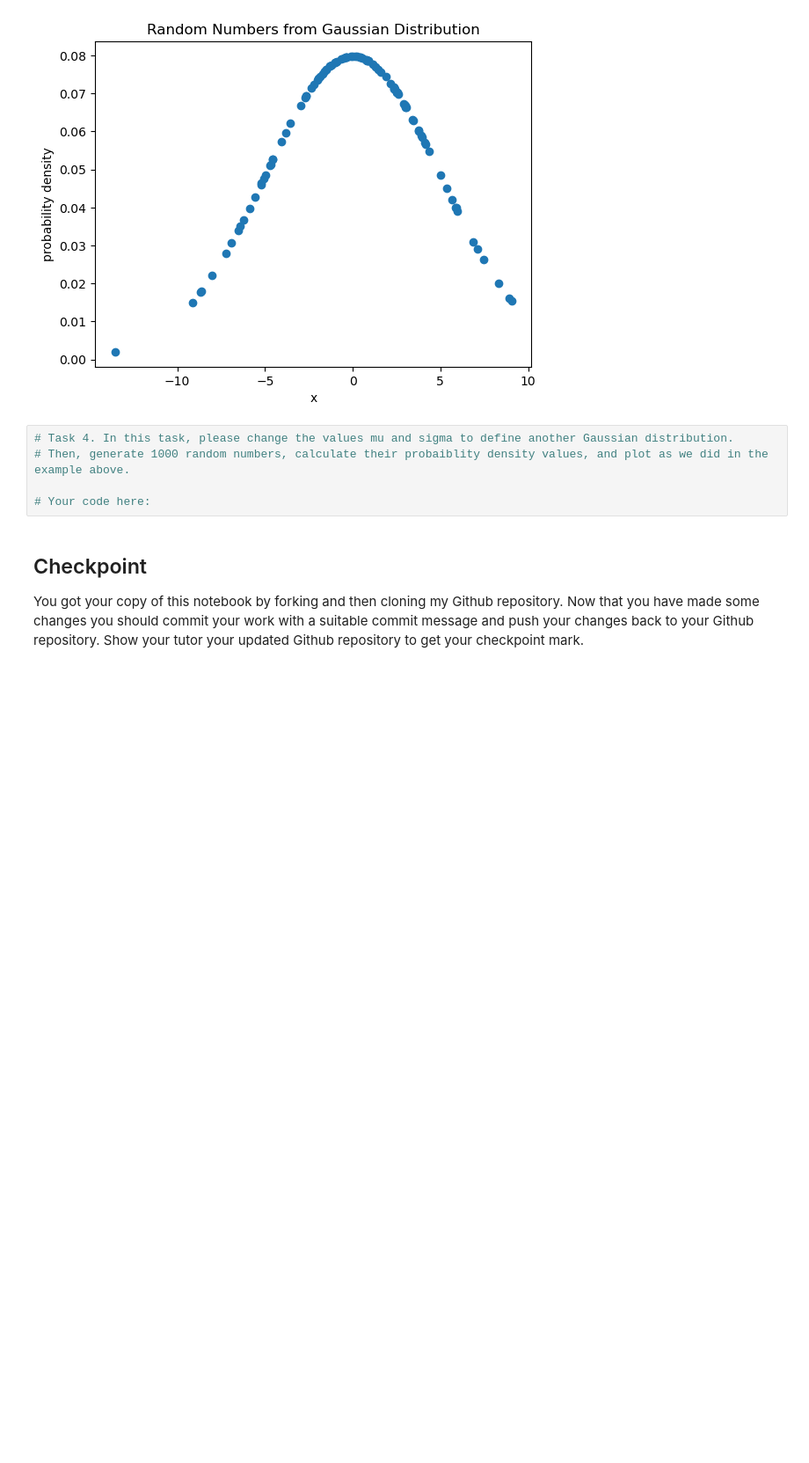
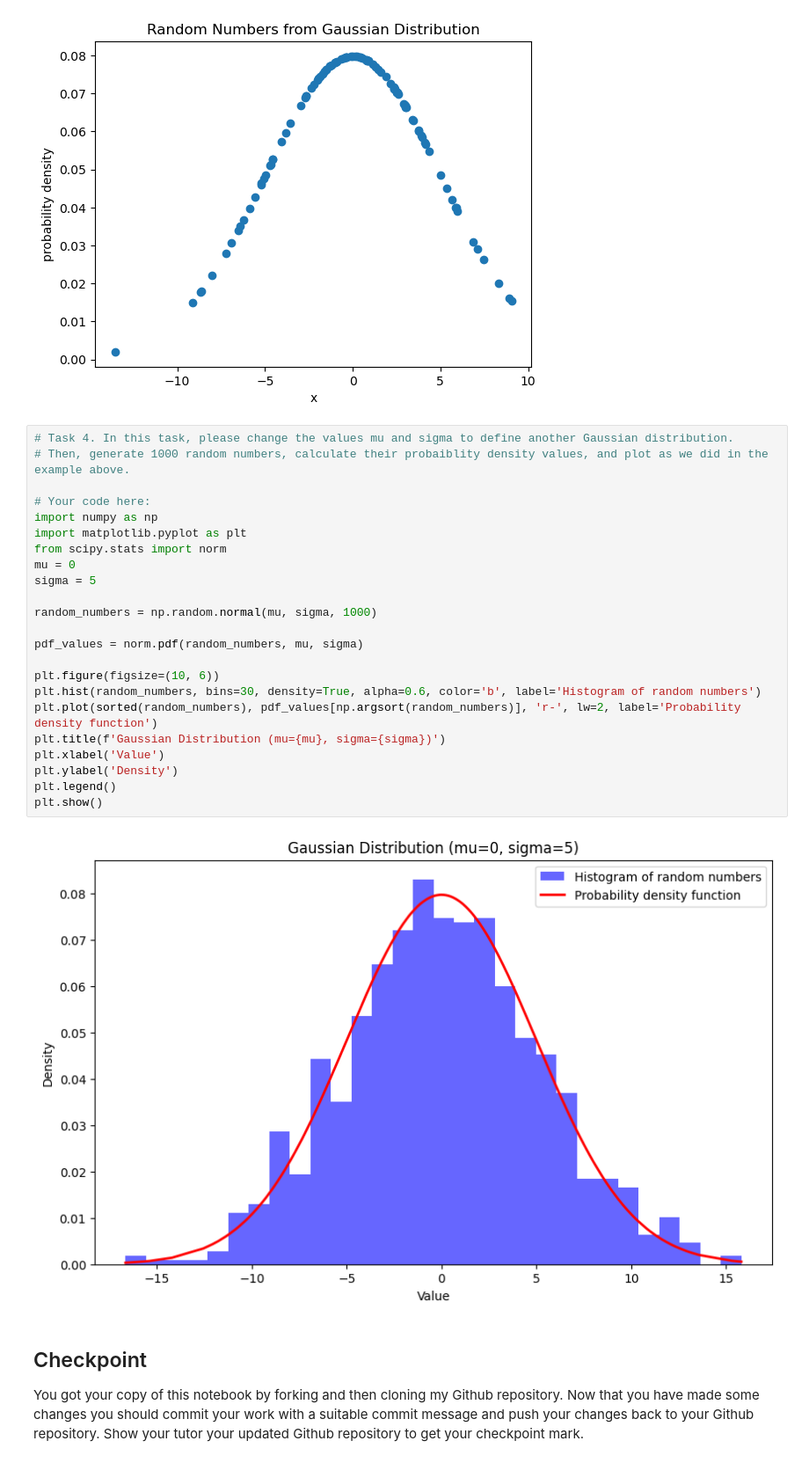
Before and after one commit to pratchad17/Allergon-Interactive-Course, a Jupyter notebook: Workshop Week 1 (2024s2).ipynb, the cells around one changed output. Shown: that part at 88% size. Drawn from its saved outputs; the diff is of its cells as text; blank space fills up the shorter version.

```diff
--- a/Workshop Week 1 (2024s2).ipynb
+++ b/Workshop Week 1 (2024s2).ipynb
@@ -279,8 +299,28 @@ plt.show()
 # %%
 # Task 4. In this task, please change the values mu and sigma to define another Gaussian distribution.
 # Then, generate 1000 random numbers, calculate their probaiblity density values, and plot as we did in the example above.
 
 # Your code here:
+import numpy as np
+import matplotlib.pyplot as plt
+from scipy.stats import norm
+mu = 0
+sigma = 5
+
+random_numbers = np.random.normal(mu, sigma, 1000)
+
+pdf_values = norm.pdf(random_numbers, mu, sigma)
+
+plt.figure(figsize=(10, 6))
+plt.hist(random_numbers, bins=30, density=True, alpha=0.6, color='b', label='Histogram of random numbers')
+plt.plot(sorted(random_numbers), pdf_values[np.argsort(random_numbers)], 'r-', lw=2, label='Probability density function')
+plt.title(f'Gaussian Distribution (mu={mu}, sigma={sigma})')
+plt.xlabel('Value')
+plt.ylabel('Density')
+plt.legend()
+plt.show()
+# %% [output]
+[figure, added]
 # %% [markdown]
 ## Checkpoint
 
```
Also changed, not shown: parts of 5 cells of this notebook.
